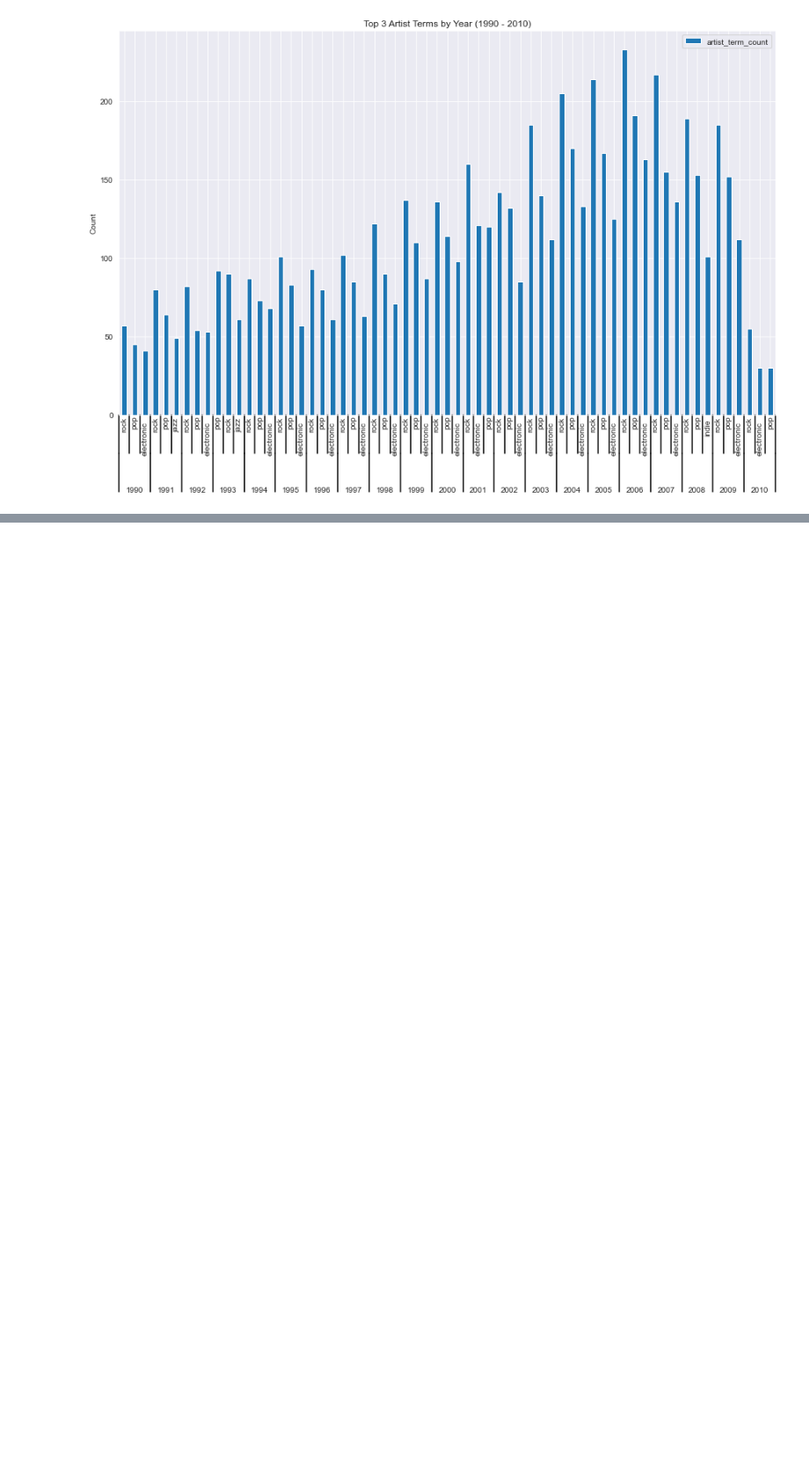
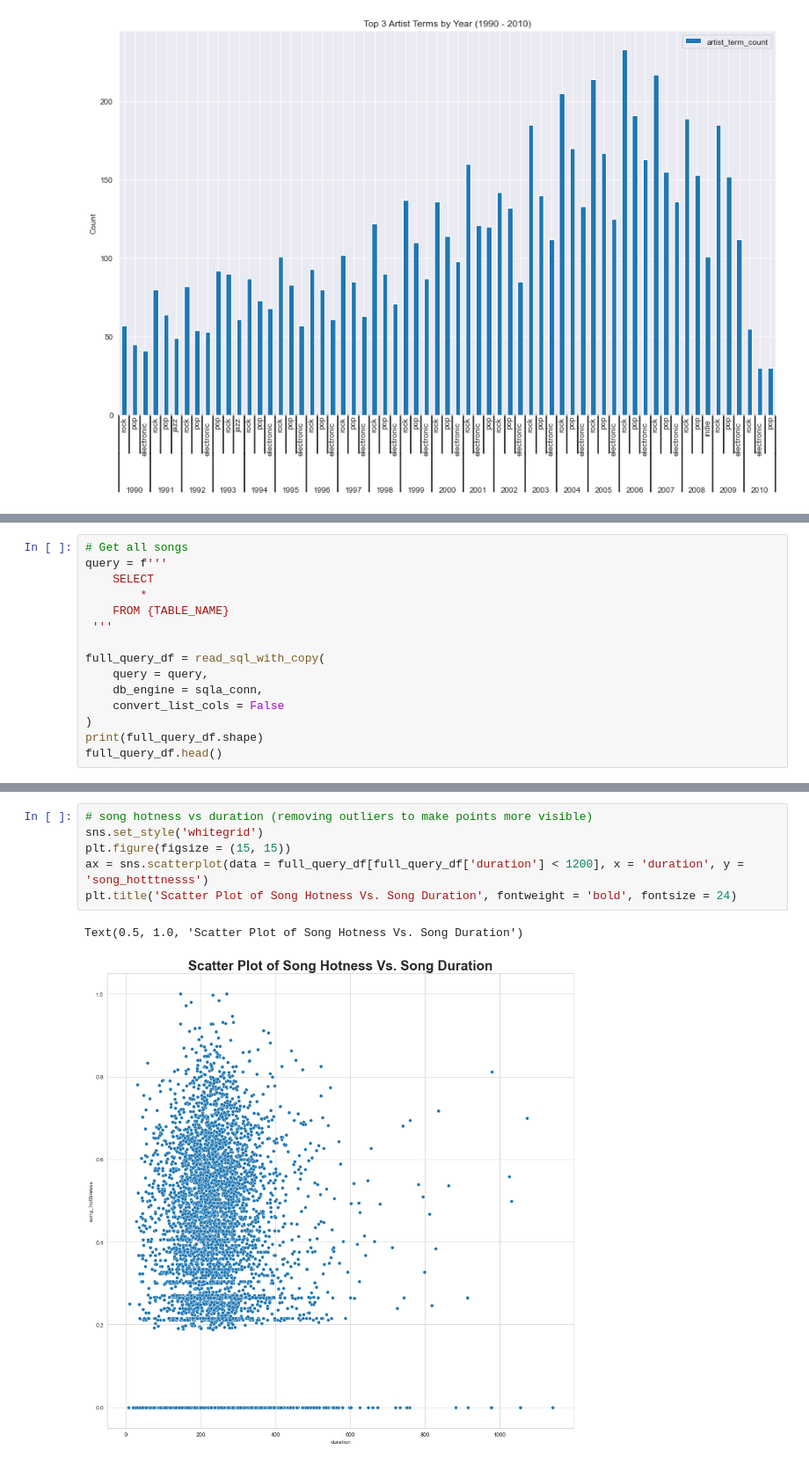
Before and after one commit to seankim658/Million-Song-Data-Analysis, a Jupyter notebook: Million Song Dataset Analysis.ipynb, the cells around one changed output, grey strips where cells are left out. Shown at 88% size. Cells and saved outputs as stored; diff of their text form; blank space fills up the shorter version.

```diff
--- a/Million Song Dataset Analysis.ipynb
+++ b/Million Song Dataset Analysis.ipynb
@@ -386,0 +400,15 @@ plot_artist_terms(tracks_90s_00s)
+# %%
+# Get all songs
+query = f'''
+    SELECT
+        *
+    FROM {TABLE_NAME}
+ '''
+
+full_query_df = read_sql_with_copy(
+    query = query,
+    db_engine = sqla_conn,
+    convert_list_cols = False
+)
+print(full_query_df.shape)
+full_query_df.head()
@@ -386,0 +424,9 @@ plot_artist_terms(tracks_90s_00s)
+# %%
+# song hotness vs duration (removing outliers to make points more visible)
+sns.set_style('whitegrid')
+plt.figure(figsize = (15, 15))
+ax = sns.scatterplot(data = full_query_df[full_query_df['duration'] < 1200], x = 'duration', y = 'song_hotttnesss')
+plt.title('Scatter Plot of Song Hotness Vs. Song Duration', fontweight = 'bold', fontsize = 24)
+# %% [output]
+Text(0.5, 1.0, 'Scatter Plot of Song Hotness Vs. Song Duration')
+[figure, added]
```
Also changed, not shown: parts of 14 cells of this notebook, 1 other file.
